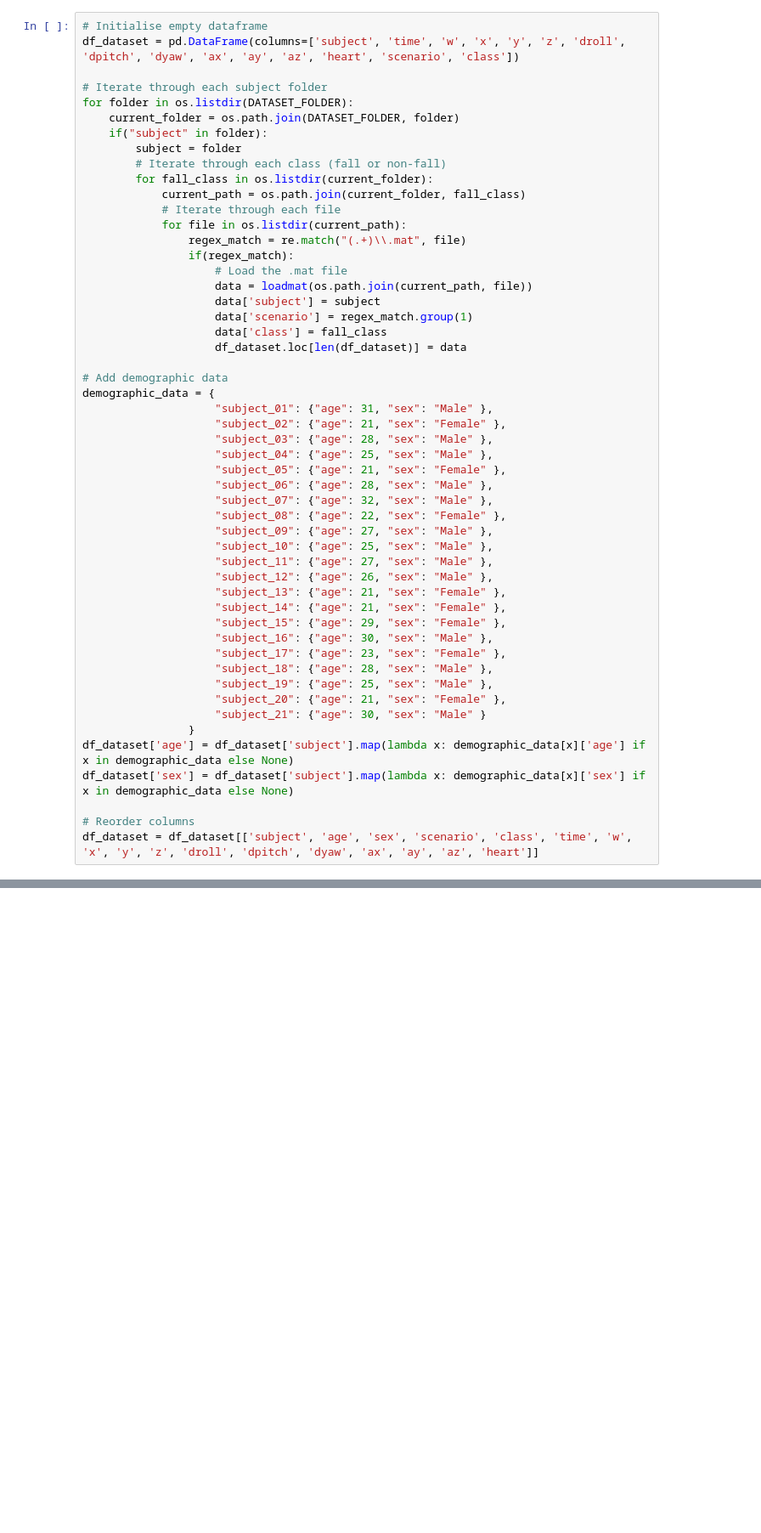
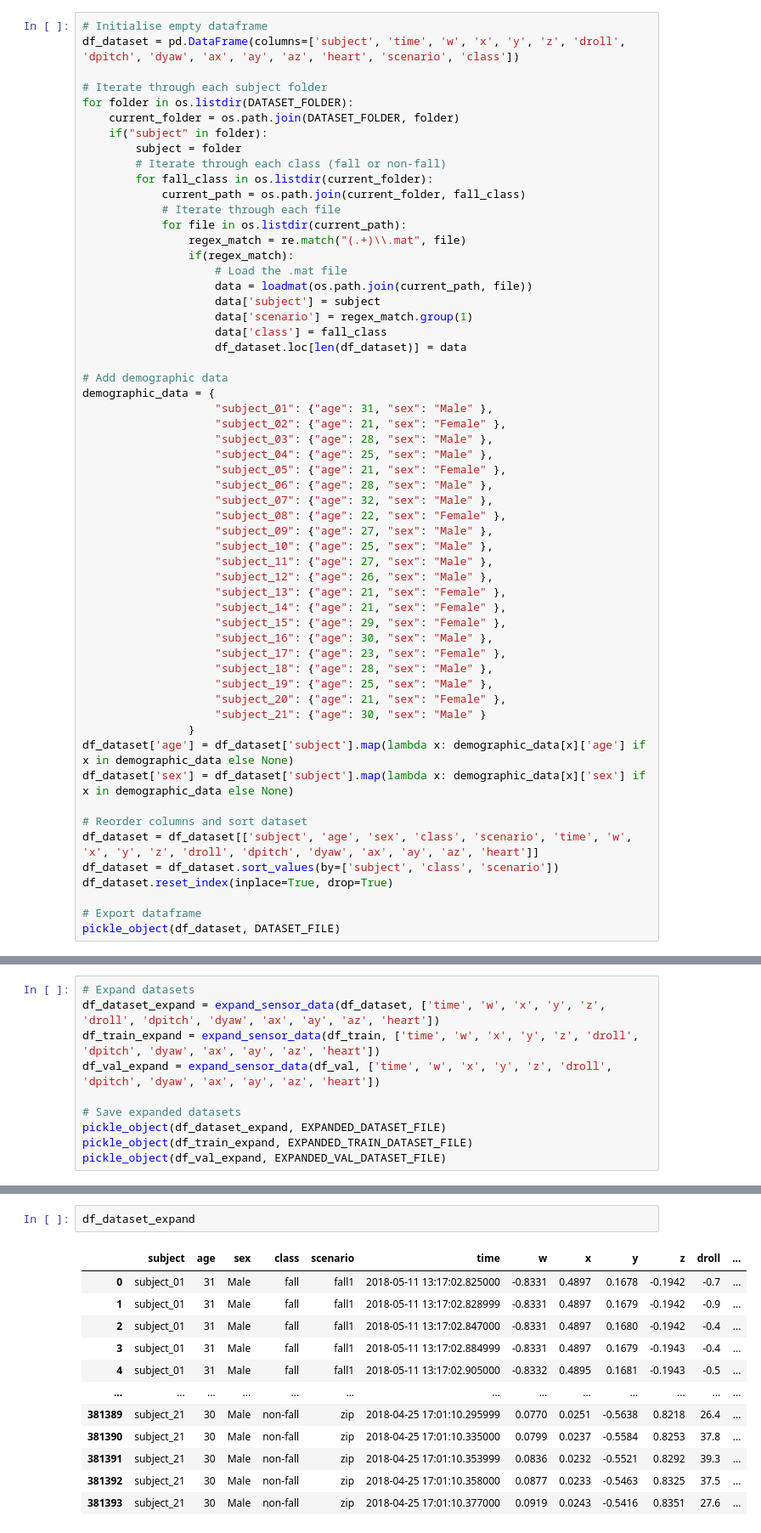
Before and after one commit to SIT-FL/FL-Fall-Detection, a Jupyter notebook: eda.ipynb, the cells around one changed output, grey strips where cells are left out. Shown at 85% size. Cells and saved outputs as stored; diff of their text form; blank space fills up the shorter version.

Commit message:
added expanded datasets

```diff
--- a/eda.ipynb
+++ b/eda.ipynb
@@ -57,6 +61,11 @@ demographic_data = {
 df_dataset['age'] = df_dataset['subject'].map(lambda x: demographic_data[x]['age'] if x in demographic_data else None)
 df_dataset['sex'] = df_dataset['subject'].map(lambda x: demographic_data[x]['sex'] if x in demographic_data else None)
 
-# Reorder columns
-df_dataset = df_dataset[['subject', 'age', 'sex', 'scenario', 'class', 'time', 'w', 'x', 'y', 'z', 'droll', 'dpitch', 'dyaw', 'ax', 'ay', 'az', 'heart']]
+# Reorder columns and sort dataset
+df_dataset = df_dataset[['subject', 'age', 'sex', 'class', 'scenario', 'time', 'w', 'x', 'y', 'z', 'droll', 'dpitch', 'dyaw', 'ax', 'ay', 'az', 'heart']]
+df_dataset = df_dataset.sort_values(by=['subject', 'class', 'scenario'])
+df_dataset.reset_index(inplace=True, drop=True)
+
+# Export dataframe
+pickle_object(df_dataset, DATASET_FILE)
 # %%
@@ -77,0 +199,10 @@ df_dataset.head()
+# %%
+# Expand datasets
+df_dataset_expand = expand_sensor_data(df_dataset, ['time', 'w', 'x', 'y', 'z', 'droll', 'dpitch', 'dyaw', 'ax', 'ay', 'az', 'heart'])
+df_train_expand = expand_sensor_data(df_train, ['time', 'w', 'x', 'y', 'z', 'droll', 'dpitch', 'dyaw', 'ax', 'ay', 'az', 'heart'])
+df_val_expand = expand_sensor_data(df_val, ['time', 'w', 'x', 'y', 'z', 'droll', 'dpitch', 'dyaw', 'ax', 'ay', 'az', 'heart'])
+
+# Save expanded datasets
+pickle_object(df_dataset_expand, EXPANDED_DATASET_FILE)
+pickle_object(df_train_expand, EXPANDED_TRAIN_DATASET_FILE)
+pickle_object(df_val_expand, EXPANDED_VAL_DATASET_FILE)
@@ -77,0 +217,15 @@ df_dataset.head()
+# %%
+df_dataset_expand
+# %% [output]
+|  | subject | age | sex | class | scenario | time | w | x | y | z | droll | ... |
+| 0 | subject_01 | 31 | Male | fall | fall1 | 2018-05-11 13:17:02.825000 | -0.8331 | 0.4897 | 0.1678 | -0.1942 | -0.7 | ... |
+| 1 | subject_01 | 31 | Male | fall | fall1 | 2018-05-11 13:17:02.828999 | -0.8331 | 0.4897 | 0.1679 | -0.1942 | -0.9 | ... |
+| 2 | subject_01 | 31 | Male | fall | fall1 | 2018-05-11 13:17:02.847000 | -0.8331 | 0.4897 | 0.1680 | -0.1942 | -0.4 | ... |
+| 3 | subject_01 | 31 | Male | fall | fall1 | 2018-05-11 13:17:02.884999 | -0.8331 | 0.4897 | 0.1679 | -0.1943 | -0.4 | ... |
+| 4 | subject_01 | 31 | Male | fall | fall1 | 2018-05-11 13:17:02.905000 | -0.8332 | 0.4895 | 0.1681 | -0.1943 | -0.5 | ... |
+| ... | ... | ... | ... | ... | ... | ... | ... | ... | ... | ... | ... | ... |
+| 381389 | subject_21 | 30 | Male | non-fall | zip | 2018-04-25 17:01:10.295999 | 0.0770 | 0.0251 | -0.5638 | 0.8218 | 26.4 | ... |
+| 381390 | subject_21 | 30 | Male | non-fall | zip | 2018-04-25 17:01:10.335000 | 0.0799 | 0.0237 | -0.5584 | 0.8253 | 37.8 | ... |
+| 381391 | subject_21 | 30 | Male | non-fall | zip | 2018-04-25 17:01:10.353999 | 0.0836 | 0.0232 | -0.5521 | 0.8292 | 39.3 | ... |
+| 381392 | subject_21 | 30 | Male | non-fall | zip | 2018-04-25 17:01:10.358000 | 0.0877 | 0.0233 | -0.5463 | 0.8325 | 37.5 | ... |
+| 381393 | subject_21 | 30 | Male | non-fall | zip | 2018-04-25 17:01:10.377000 | 0.0919 | 0.0243 | -0.5416 | 0.8351 | 27.6 | ... |
```
Also changed, not shown: parts of 34 cells of this notebook, 8 other files.
